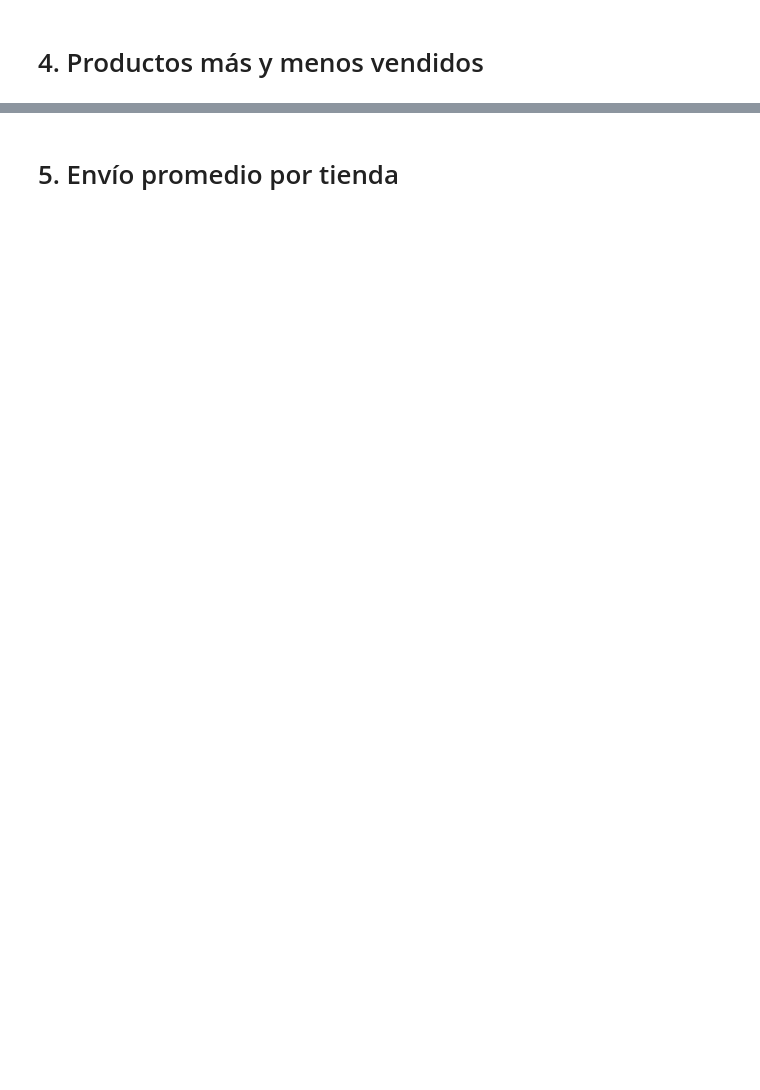
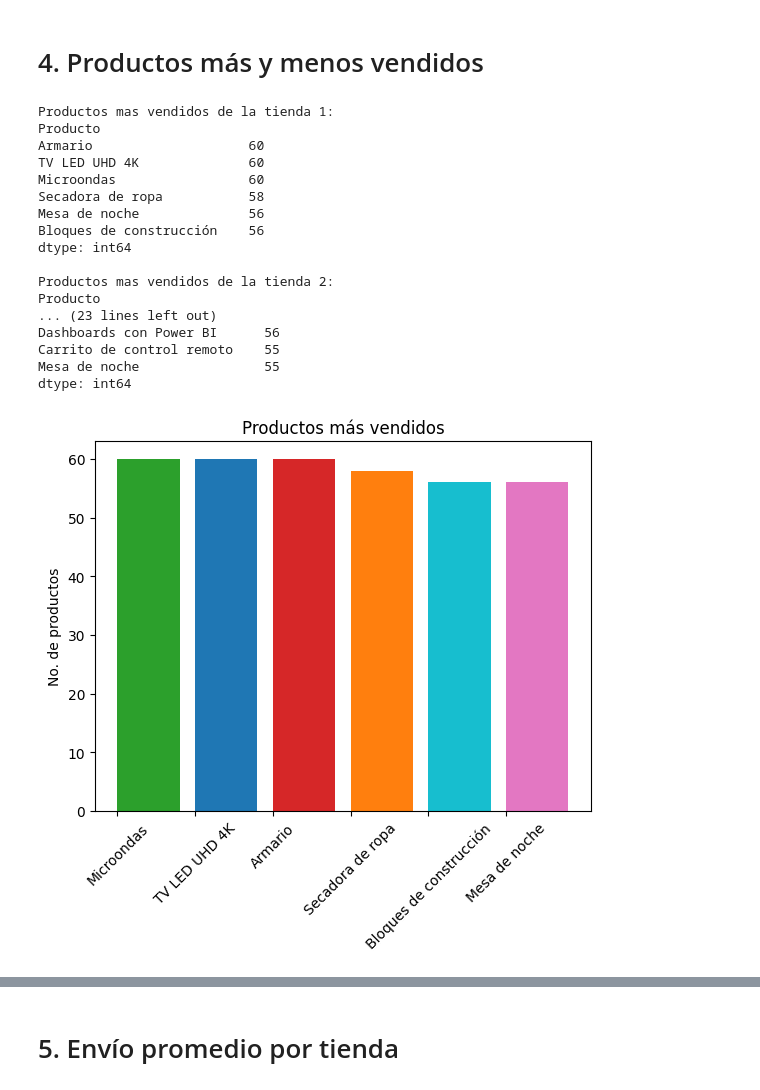
Before and after one commit to daveYR1409/AluraStore, a Jupyter notebook: AluraStoreLatam.ipynb, the cells around one changed output, grey strips where cells are left out. Saved outputs shown, nothing was run; the diff lists cells and outputs as text; code cells hidden in the pictures; blank space fills up the shorter version.

```diff
--- a/AluraStoreLatam.ipynb
+++ b/AluraStoreLatam.ipynb
@@ -99,0 +181,64 @@ productoMenosVendido(tienda)
+# %%
+def ordenar_por_frecuencia(datos):
+  conteo = Counter(datos)
+  return conteo.most_common(6)
+
+datos_ordenados = ordenar_por_frecuencia(product)
+print(datos_ordenados)
+elementos_ordenados = [elemento for elemento, frecuencia in datos_ordenados]
+print(elementos_ordenados)
+# %%
+import matplotlib.pyplot as plt
+from collections import Counter
+
+def productosMasVendido(documento):
+  product = []
+  for elemento in documento['Producto']:
+    product.append(elemento)
+  conteo = Counter(product)
+  conteo.most_common(6)
+  datos_ordenados = ordenar_por_frecuencia(product)
+  elementos_ordenados = [elemento for elemento, frecuencia in datos_ordenados]
+  '''
+  1-Se crea una lista con los productos que vende la tienda
+  2-Crear la variable conteo donde almaceno la cuenta de los datos de la variable que contiene la lista de productos(list)
+  3-most_common: hace un conteo de los productos más repetidos dentro de la lista, el 6 es el limite de datos que quiero obtener, puede modificarse de acuerdo a las necesidades.
+  '''
+  mas_vendidos = documento.groupby('Producto').size().sort_values(ascending=False).head(6)
+  lista_m = mas_vendidos.tolist()
+  print(mas_vendidos)
+  #Gráfico de barras
+  fig, ax = plt.subplots()
+  bar_colors = ['tab:green', 'tab:blue', 'tab:red', 'tab:orange', 'tab:cyan', 'tab:pink']
+  ax.bar(elementos_ordenados, lista_m, align='edge', color=bar_colors)
+  plt.xticks(rotation=45)
+  ax.set_ylabel('No. de productos')
+  ax.set_title('Productos más vendidos')
+
+print('Productos mas vendidos de la tienda 1:')
+productosMasVendido(tienda)
+print('\nProductos mas vendidos de la tienda 2:')
+productosMasVendido(tienda2)
+print('\nProductos mas vendidos de la tienda 3:')
+productosMasVendido(tienda3)
+print('\nProductos mas vendidos de la tienda 4:')
+productosMasVendido(tienda4)
+# %% [output]
+Productos mas vendidos de la tienda 1:
+Producto
+Armario                    60
+TV LED UHD 4K              60
+Microondas                 60
+Secadora de ropa           58
+Mesa de noche              56
+Bloques de construcción    56
+dtype: int64
+
+Productos mas vendidos de la tienda 2:
+Producto
+... (23 lines left out)
+Dashboards con Power BI      56
+Carrito de control remoto    55
+Mesa de noche                55
+dtype: int64
+[figure, added]
```
Also changed, not shown: parts of 19 cells of this notebook.
